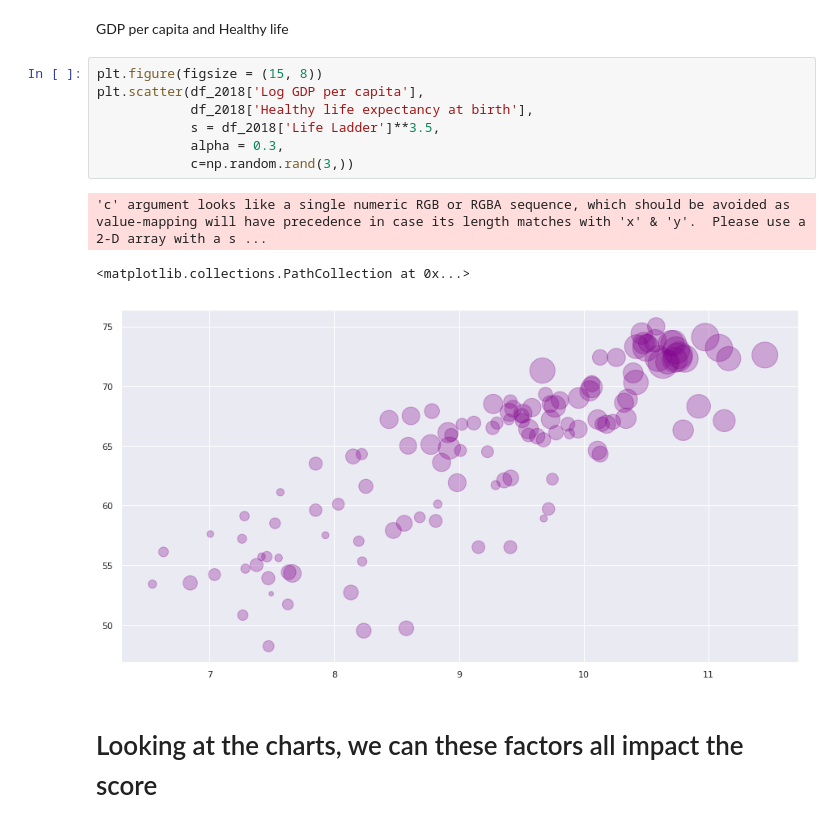
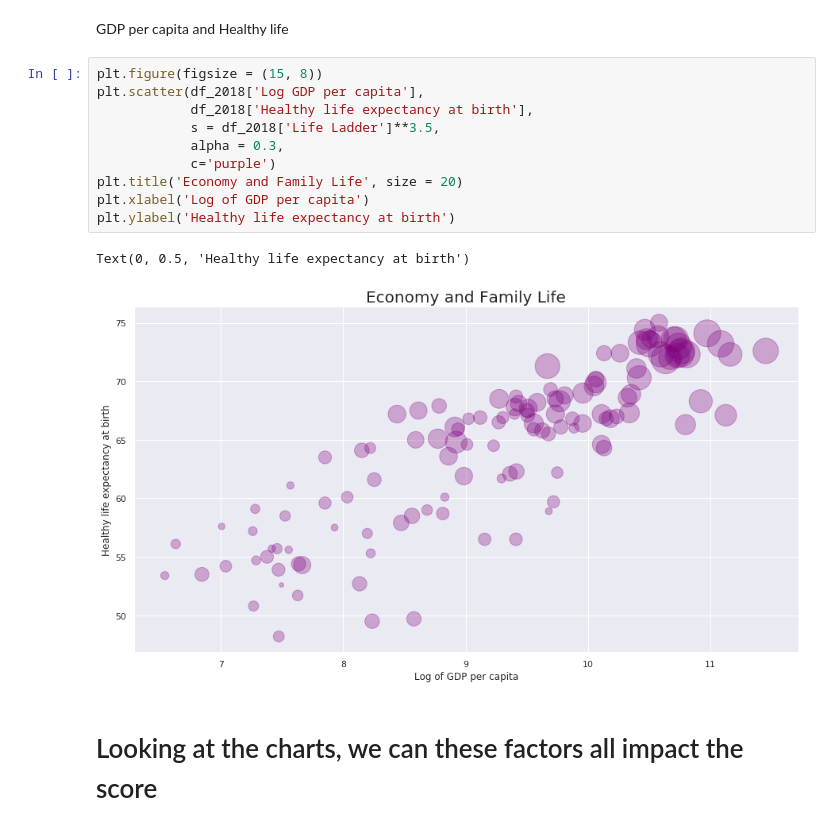
Before and after one commit to tlplus/Probability_Stats_Project, a Jupyter notebook: World Happiness Report.ipynb, the cells around one changed output. Cells and saved outputs as stored; diff of their text form.

Commit message:
Cluster economy and family life

```diff
--- a/World Happiness Report.ipynb
+++ b/World Happiness Report.ipynb
@@ -140,14 +140,16 @@ GDP per capita and Healthy life
 # %%
 plt.figure(figsize = (15, 8))
 plt.scatter(df_2018['Log GDP per capita'],
             df_2018['Healthy life expectancy at birth'],
             s = df_2018['Life Ladder']**3.5,
             alpha = 0.3,
-            c=np.random.rand(3,))
+            c='purple')
+plt.title('Economy and Family Life', size = 20)
+plt.xlabel('Log of GDP per capita')
+plt.ylabel('Healthy life expectancy at birth')
 # %% [output]
-'c' argument looks like a single numeric RGB or RGBA sequence, which should be avoided as value-mapping will have precedence in case its length matches with 'x' & 'y'.  Please use a 2-D array with a s ...
+Text(0, 0.5, 'Healthy life expectancy at birth')
-<matplotlib.collections.PathCollection at 0x...>
-[figure, old version]
+[figure, new version]
 # %% [markdown]
 # Looking at the charts, we can these factors all impact the score
 # %%
```
Also changed, not shown: parts of 9 cells of this notebook.
